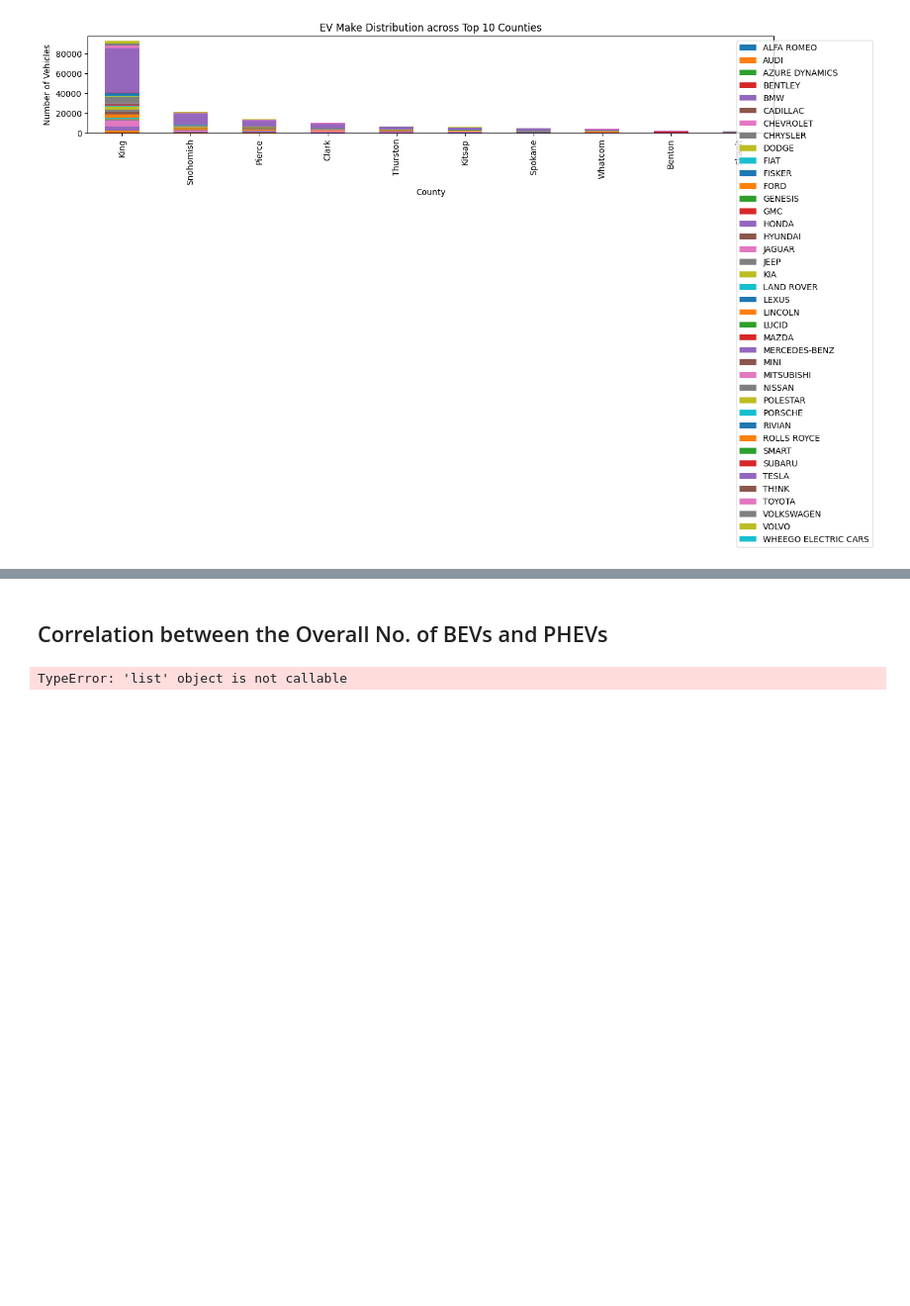
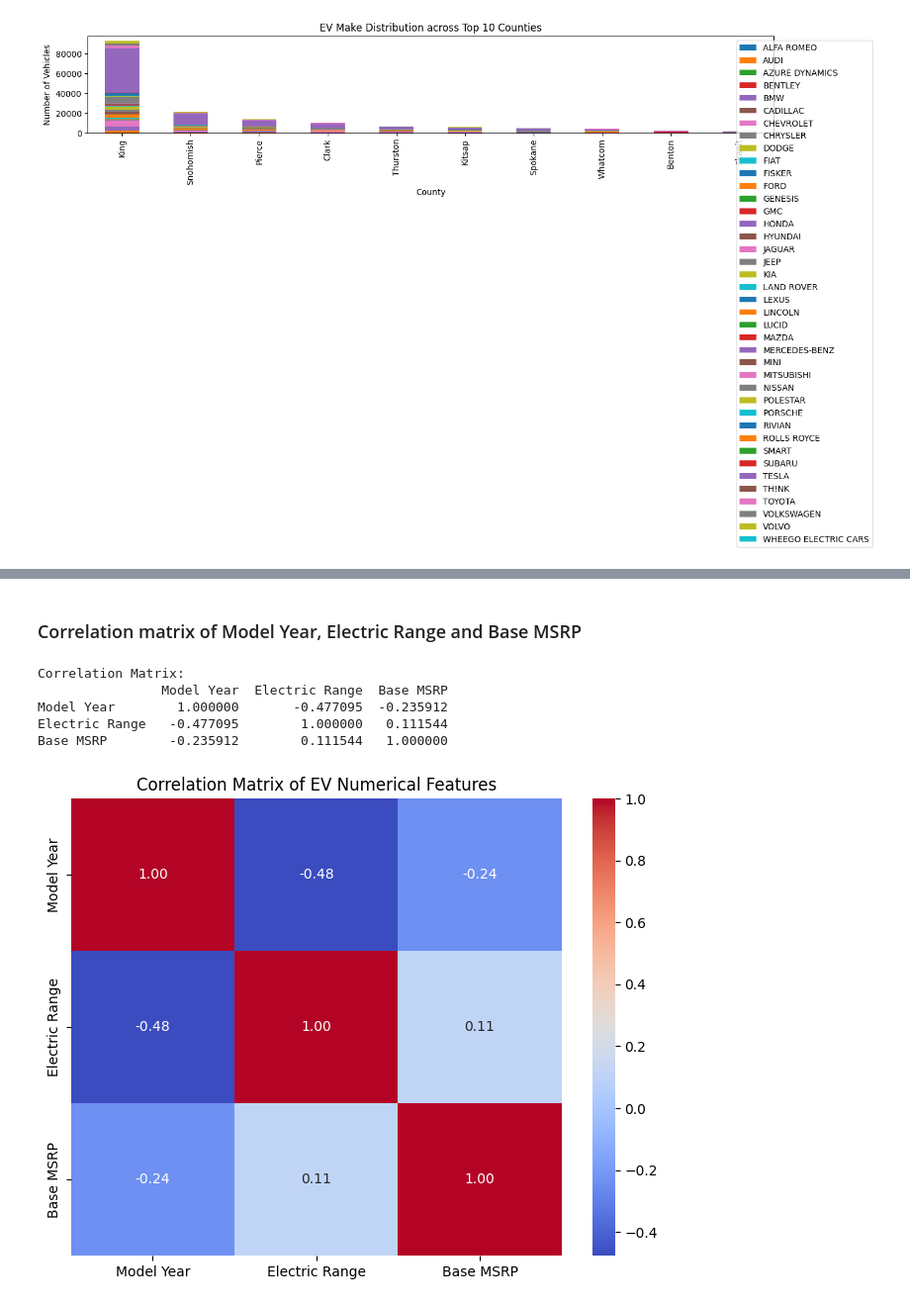
Before and after one commit to Ann-Tonina/Electric-Vehicles-population-2024-Analysis, a Jupyter notebook: EVpopulation Analysis.ipynb, the cells around one changed output, grey strips where cells are left out. Shown at 99% size. Drawn from its saved outputs; the diff is of its cells as text; code cells hidden in the pictures; blank space fills up the shorter version.

```diff
--- a/EVpopulation Analysis.ipynb
+++ b/EVpopulation Analysis.ipynb
@@ -897,15 +1153,23 @@ plt.show()
 # %% [markdown]
-## Correlation between the Overall No. of BEVs and PHEVs
+### Correlation matrix of Model Year, Electric Range and Base MSRP
-# %%
-vehicle_counts = df(['Model Year', 'Electric Vehicle Type']).size().unstack(fill_value=0)
-df(['Model Year', 'Electric Vehicle Type'])
-
-# Ensure both BEV and PHEV are present
-if 'Battery Electric Vehicle (BEV)' in vehicle_counts.columns and 'Plug-in Hybrid Electric Vehicle (PHEV)' in vehicle_counts.columns:
-    # Compute correlation
-    correlation = vehicle_counts['Battery Electric Vehicle (BEV)'].corr(vehicle_counts['Plug-in Hybrid Electric Vehicle (PHEV)'])
-    print("Correlation between BEVs and PHEVs:", correlation)
-else:
-    print("One of the vehicle types (BEV or PHEV) is missing from the data.")
-# %% [output]
-TypeError: 'list' object is not callable
+# %%
+# Select only numerical columns for correlation
+numeric_cols = ['Model Year', 'Electric Range', 'Base MSRP']
+corr_matrix = df[numeric_cols].corr()
+
+# Print the correlation matrix
+print("Correlation Matrix:")
+print(corr_matrix)
+
+# Optional: Plot a heatmap for better visualization
+plt.figure(figsize=(8, 6))
+sns.heatmap(corr_matrix, annot=True, cmap='coolwarm', fmt='.2f')
+plt.title('Correlation Matrix of EV Numerical Features')
+plt.show()
+# %% [output]
+Correlation Matrix:
+                Model Year  Electric Range  Base MSRP
+Model Year        1.000000       -0.477095  -0.235912
+Electric Range   -0.477095        1.000000   0.111544
+Base MSRP        -0.235912        0.111544   1.000000
+[figure, added]
```
Also changed, not shown: parts of 43 cells of this notebook.
